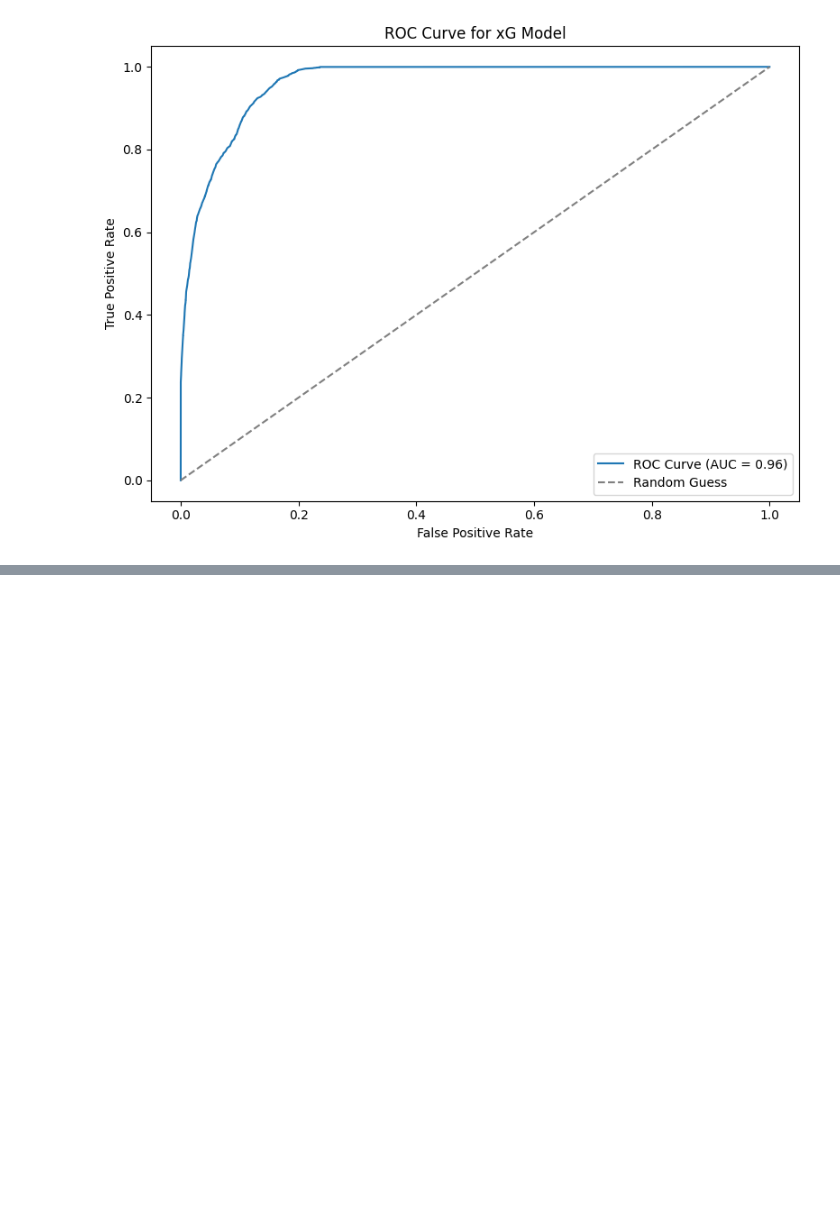
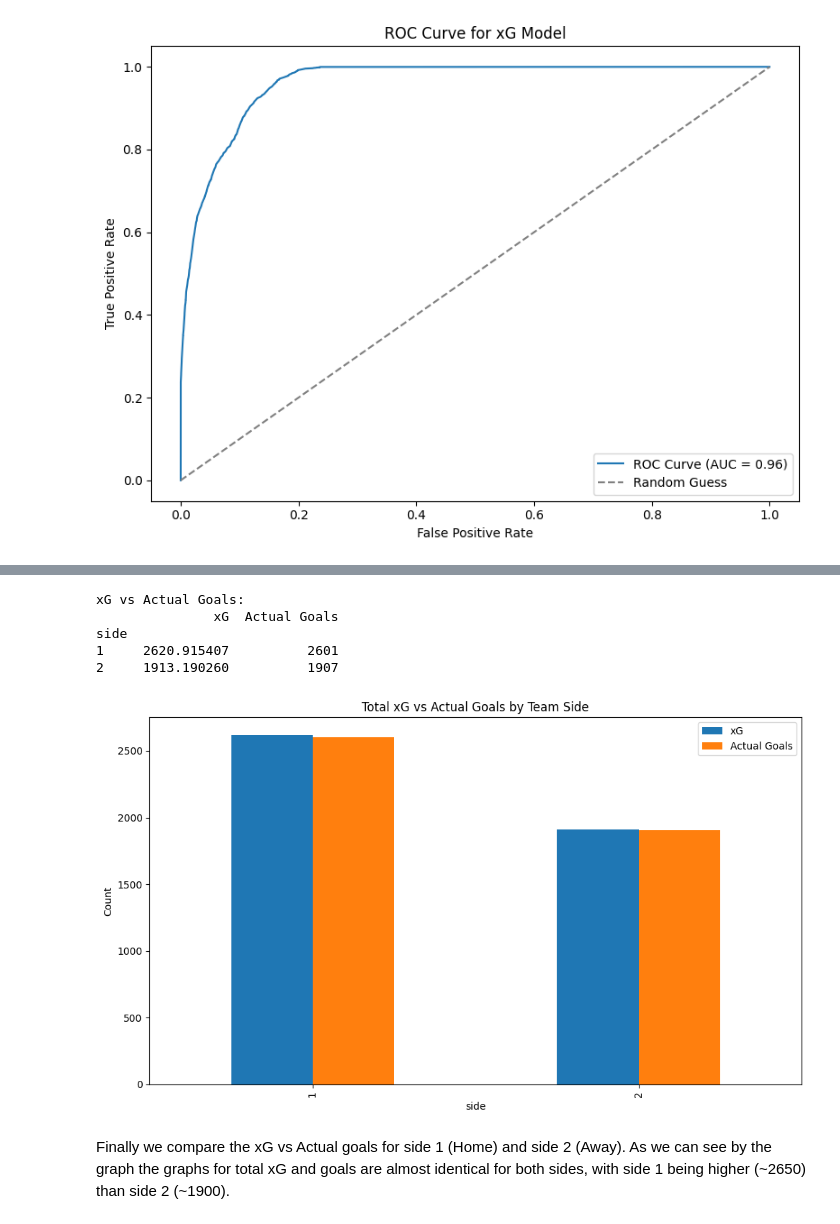
Before and after one commit to damianfraser/football-match-analysis, a Jupyter notebook: xg_model_project.ipynb, the cells around one changed output, grey strips where cells are left out. Cells and saved outputs as stored; diff of their text form; code cells hidden in the pictures; blank space fills up the shorter version.

```diff
--- a/xg_model_project.ipynb
+++ b/xg_model_project.ipynb
@@ -316,0 +342,23 @@ weighted avg       0.94      0.94      0.94     45491
+# %%
+test_data_with_predictions = X_test.copy()
+test_data_with_predictions['xG'] = y_pred_prob
+test_data_with_predictions['Actual Goals'] = y_test.values
+
+xg_vs_goals = test_data_with_predictions.groupby('side')[['xG', 'Actual Goals']].sum()
+print("xG vs Actual Goals:")
+print(xg_vs_goals)
+
+xg_vs_goals.plot(kind='bar', figsize=(10, 6))
+plt.title("Total xG vs Actual Goals by Team Side")
+plt.ylabel("Count")
+plt.tight_layout()
+plt.show()
+# %% [output]
+xG vs Actual Goals:
+               xG  Actual Goals
+side
+1     2620.915407          2601
+2     1913.190260          1907
+[figure, added]
+# %% [markdown]
+Finally we compare the xG vs Actual goals for side 1 (Home) and side 2 (Away). As we can see by the graph the graphs for total xG and goals are almost identical for both sides, with side 1 being higher (~2650) than side 2 (~1900).
```
Also changed, not shown: parts of 4 cells of this notebook.
